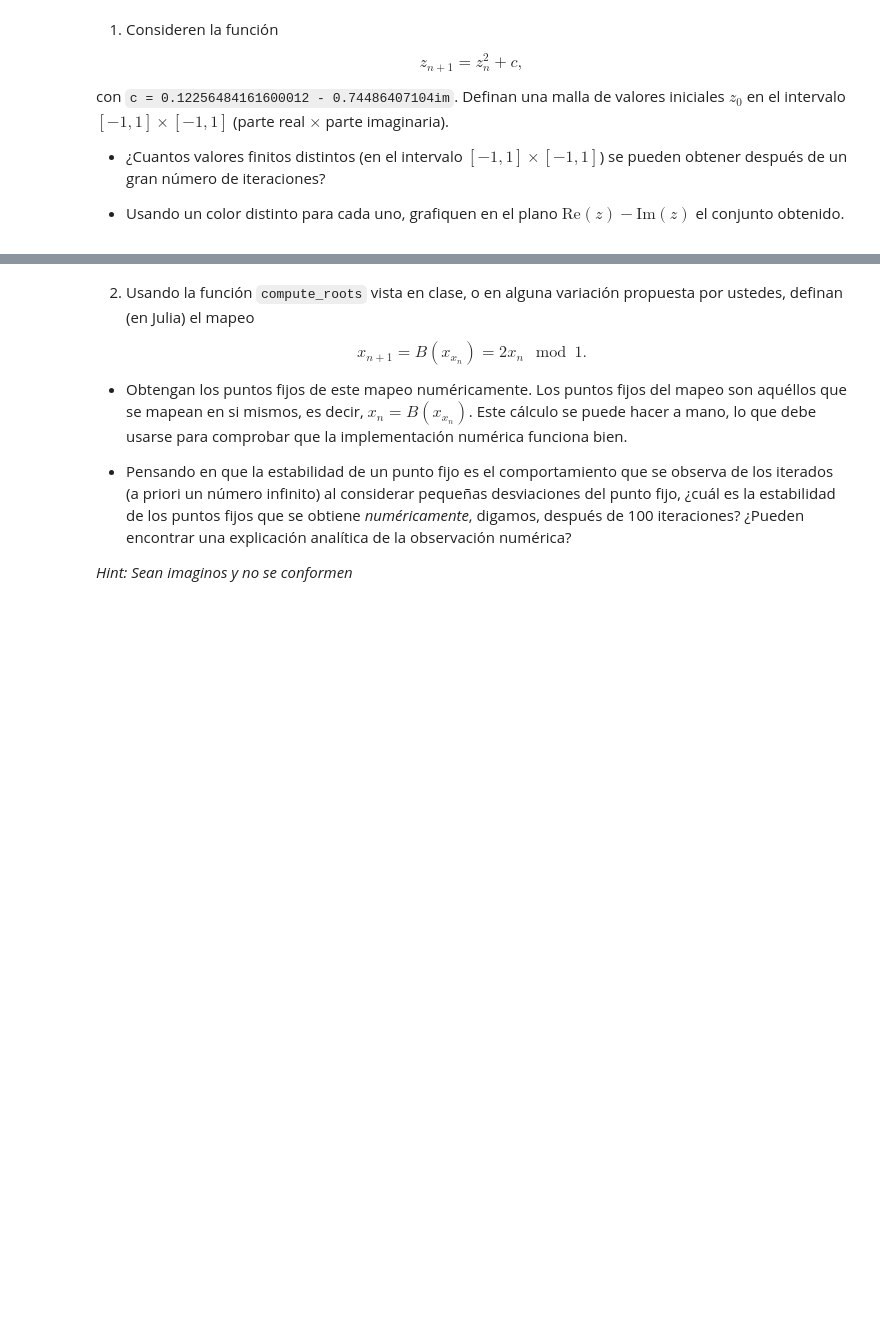
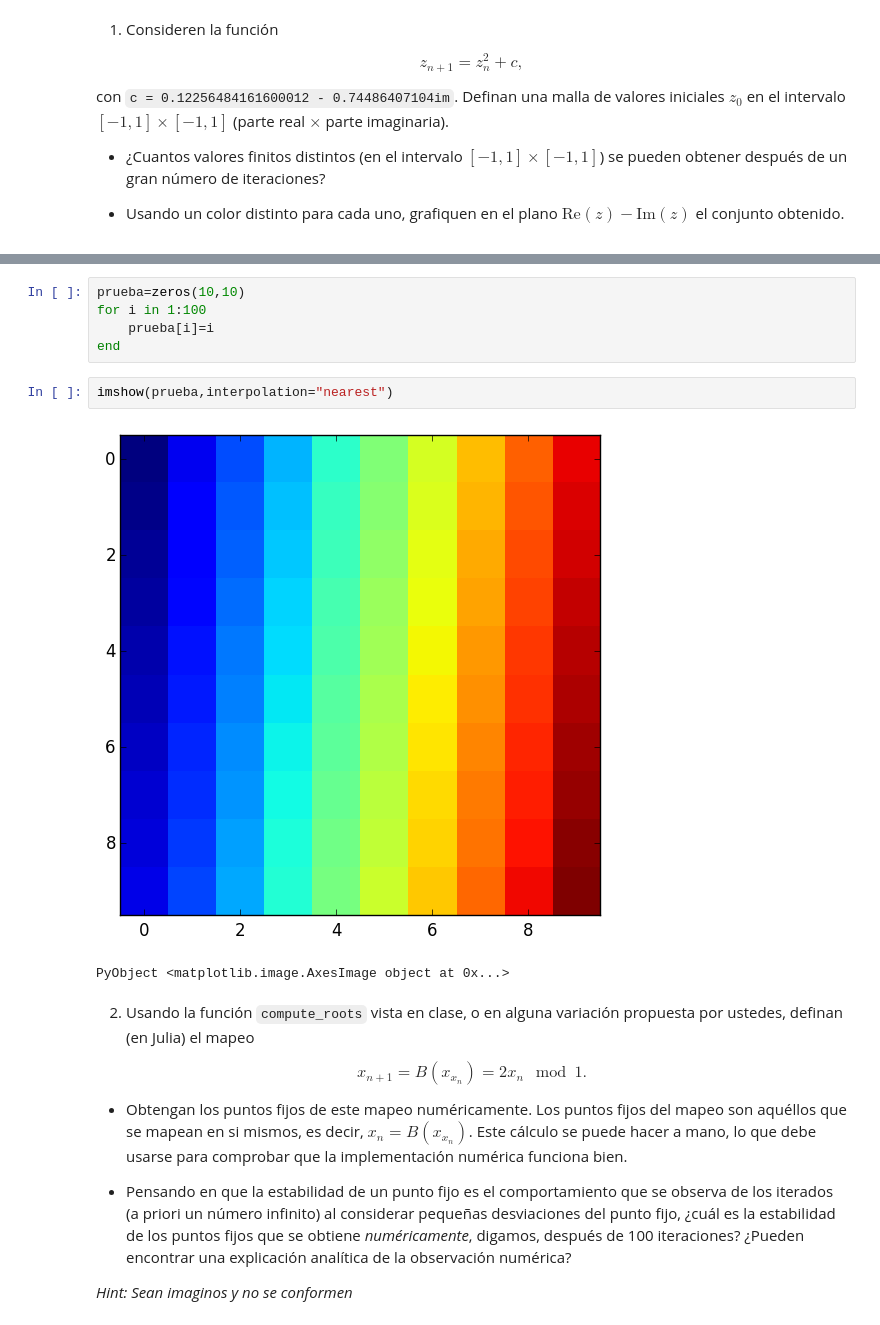
Before and after one commit to lbenet/2017-1_TSFisComp, a Jupyter notebook: tareas/Oscar Hurtado/Tarea 2.ipynb, the cells around one changed output, grey strips where cells are left out. Saved outputs shown, nothing was run; the diff lists cells and outputs as text; blank space fills up the shorter version.

```diff
--- a/tareas/Oscar Hurtado/Tarea 2.ipynb
+++ b/tareas/Oscar Hurtado/Tarea 2.ipynb
@@ -105,3 +133,13 @@ plot(imag(Z));
+# %%
+prueba=zeros(10,10)
+for i in 1:100
+    prueba[i]=i
+end
+# %%
+imshow(prueba,interpolation="nearest")
+# %% [output]
+[figure, added]
+PyObject <matplotlib.image.AxesImage object at 0x...>
 # %% [markdown]
 2) Usando la función `compute_roots` vista en clase, o en alguna variación propuesta por ustedes, definan (en Julia) el mapeo
 
```
Also changed, not shown: parts of 22 cells of this notebook.
